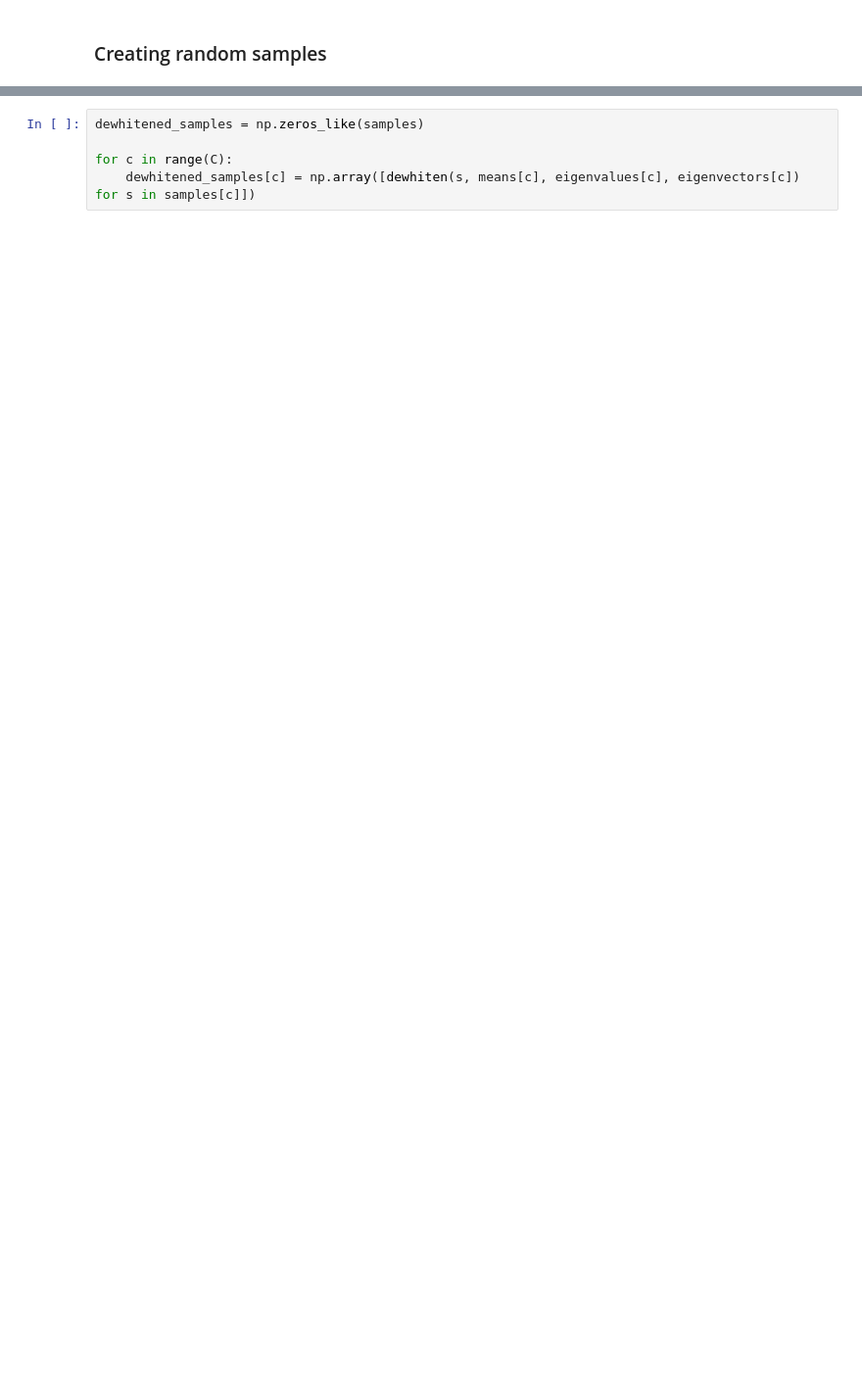
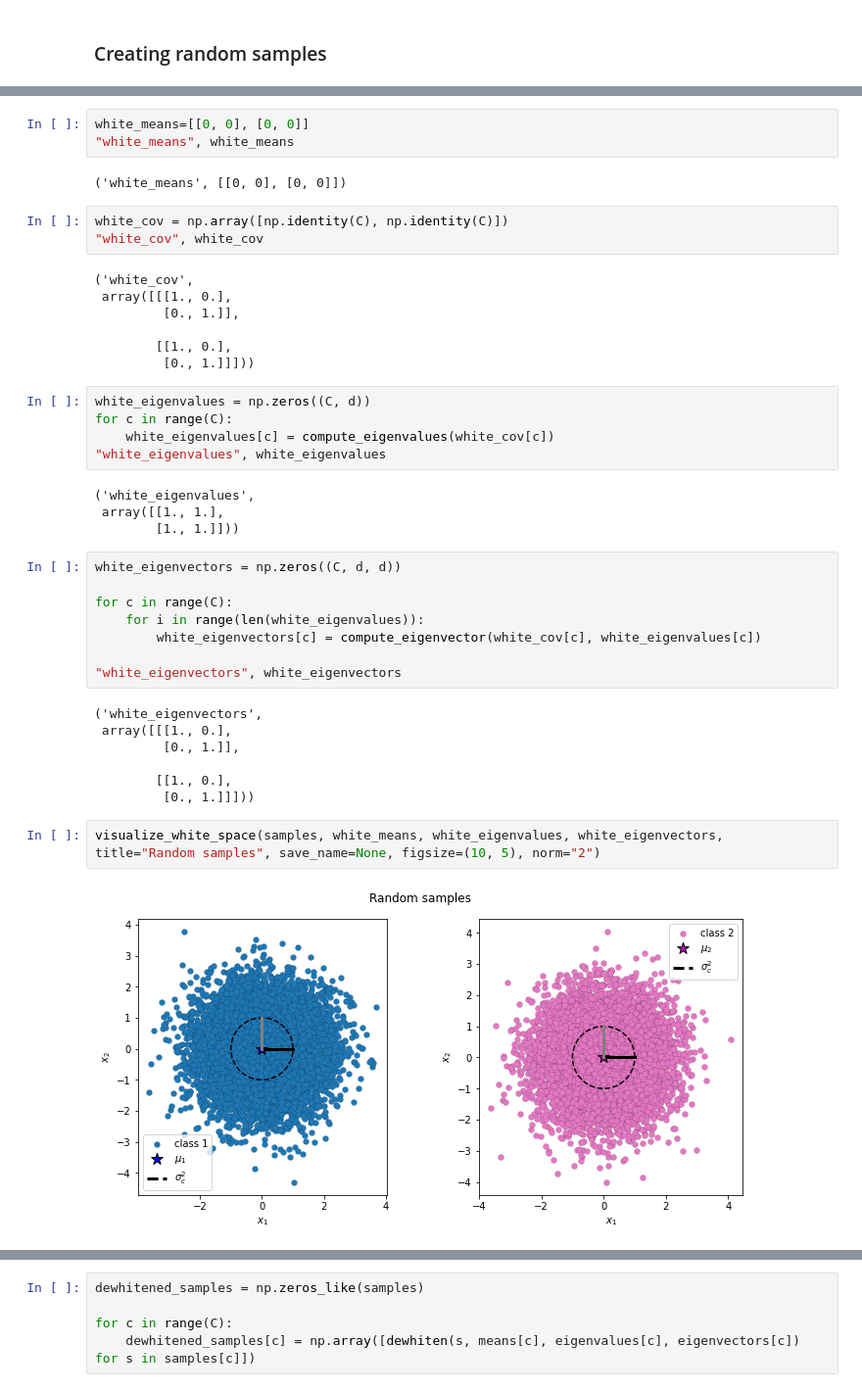
Before and after one commit to tmwatchanan/pattern-recognition, a Jupyter notebook: miniproject_2.ipynb, the cells around one changed output, grey strips where cells are left out. Shown at 98% size. Saved outputs shown, nothing was run; the diff lists cells and outputs as text; blank space fills up the shorter version.

```diff
--- a/miniproject_2.ipynb
+++ b/miniproject_2.ipynb
@@ -423,3 +418,46 @@ for c in range(C):
+# %%
+white_means=[[0, 0], [0, 0]]
+"white_means", white_means
+# %% [output]
+('white_means', [[0, 0], [0, 0]])
+# %%
+white_cov = np.array([np.identity(C), np.identity(C)])
+"white_cov", white_cov
+# %% [output]
+('white_cov',
+ array([[[1., 0.],
+         [0., 1.]],
+
+        [[1., 0.],
+         [0., 1.]]]))
+# %%
+white_eigenvalues = np.zeros((C, d))
+for c in range(C):
+    white_eigenvalues[c] = compute_eigenvalues(white_cov[c])
+"white_eigenvalues", white_eigenvalues
+# %% [output]
+('white_eigenvalues',
+ array([[1., 1.],
+        [1., 1.]]))
+# %%
+white_eigenvectors = np.zeros((C, d, d))
+
+for c in range(C):
+    for i in range(len(white_eigenvalues)):
+        white_eigenvectors[c] = compute_eigenvector(white_cov[c], white_eigenvalues[c])
+
+"white_eigenvectors", white_eigenvectors
+# %% [output]
+('white_eigenvectors',
+ array([[[1., 0.],
+         [0., 1.]],
+
+        [[1., 0.],
+         [0., 1.]]]))
+# %%
+visualize_white_space(samples, white_means, white_eigenvalues, white_eigenvectors, title="Random samples", save_name=None, figsize=(10, 5), norm="2")
+# %% [output]
+[figure, added]
 # %%
 fig = plt.figure(figsize=(12, 6))
 ax = fig.add_subplot(111)
```
Also changed, not shown: parts of 124 cells of this notebook.
